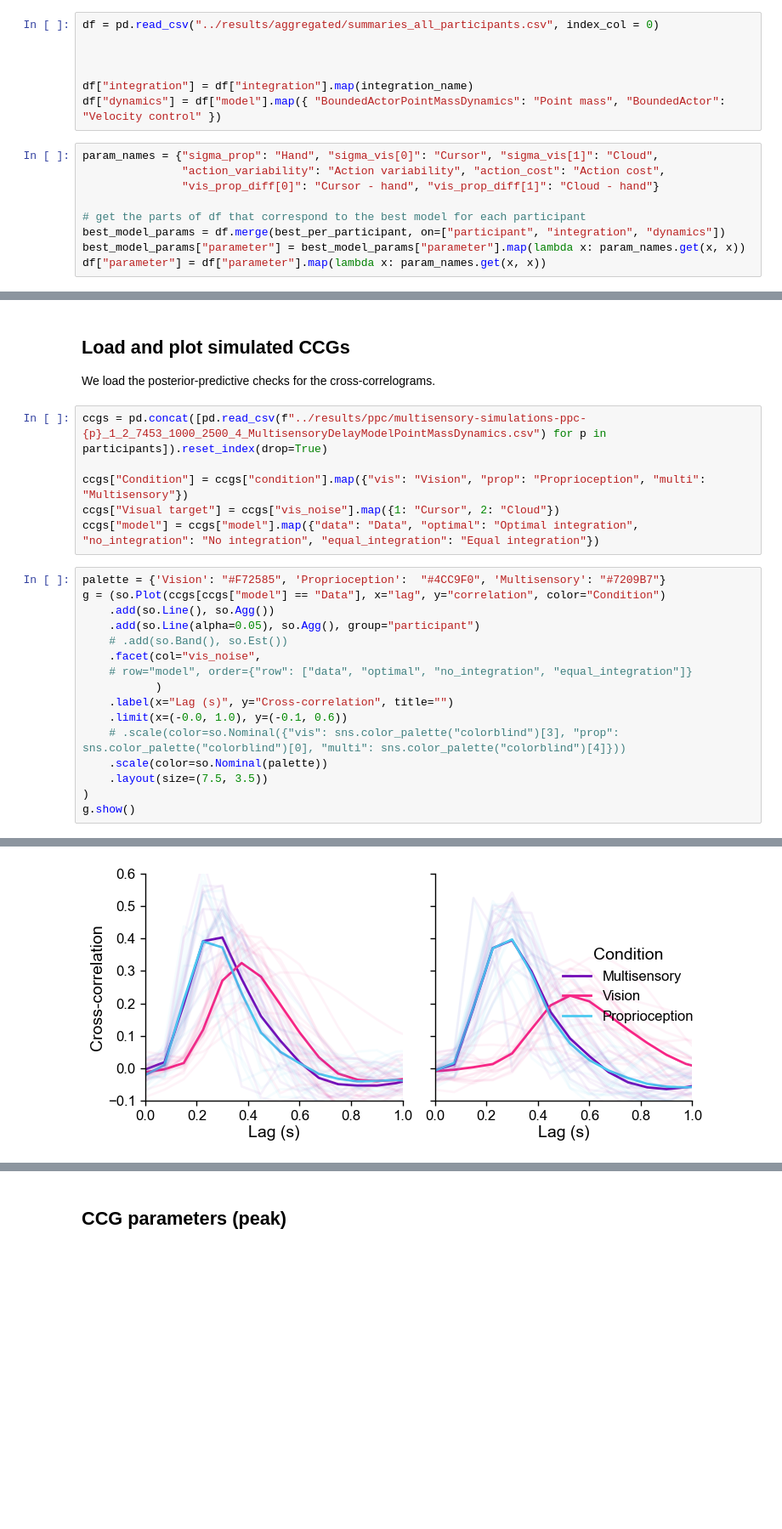
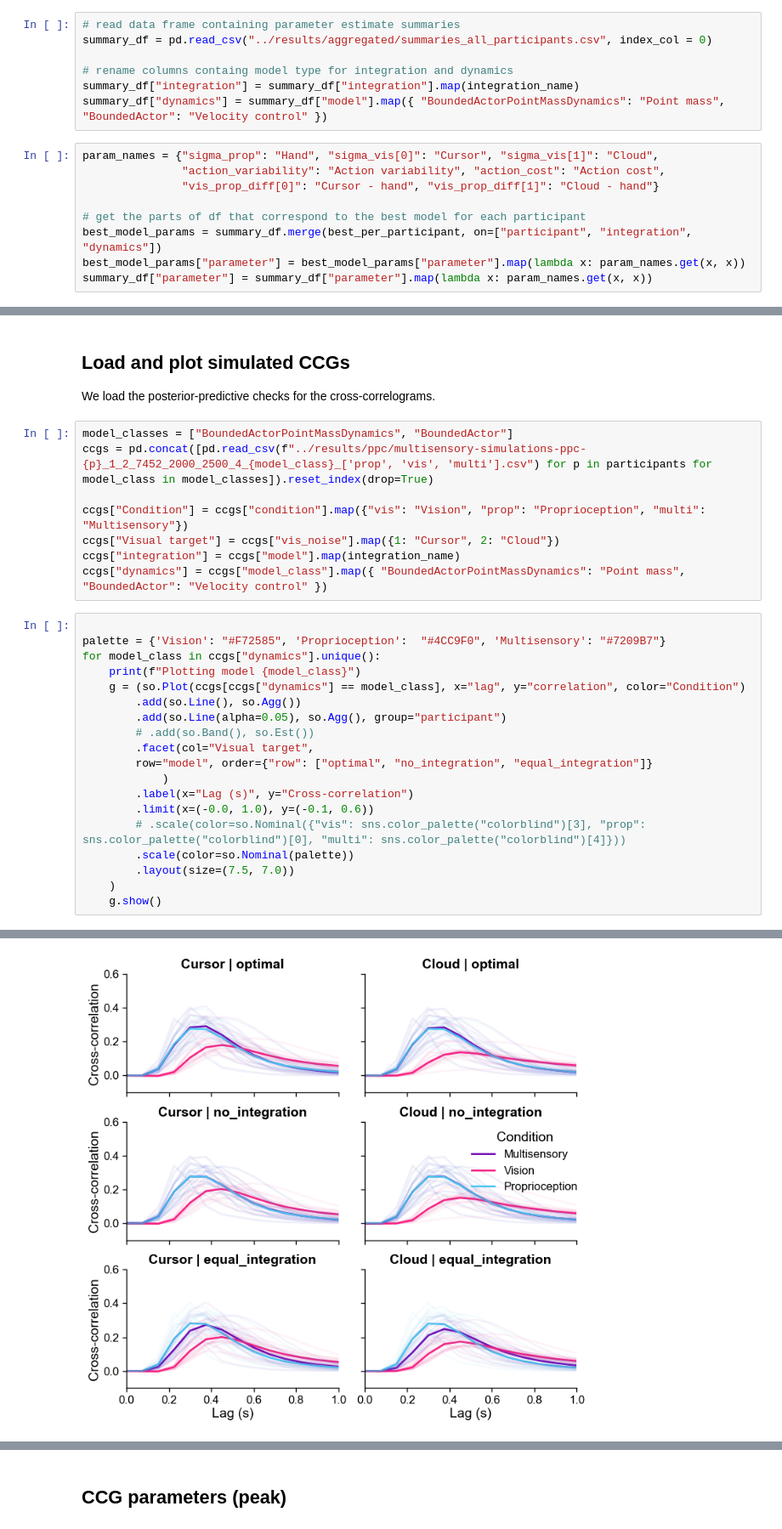
Before and after one commit to dominikstrb/cpp-proprioception, a Jupyter notebook: notebooks/MultisensoryModelResults.ipynb, the cells around one changed output, grey strips where cells are left out. Shown at 85% size. Cells and saved outputs as stored; diff of their text form; blank space fills up the shorter version.

Commit message:
Update result summary notebook

```diff
--- a/notebooks/MultisensoryModelResults.ipynb
+++ b/notebooks/MultisensoryModelResults.ipynb
@@ -136,18 +140,18 @@ g
 # %% [markdown]
 ## Parameter estimates (uncertainty, cost, variability)
 # %%
-df = pd.read_csv("../results/aggregated/summaries_all_participants.csv", index_col = 0)
+# read data frame containing parameter estimate summaries
+summary_df = pd.read_csv("../results/aggregated/summaries_all_participants.csv", index_col = 0)
 
-
-
-df["integration"] = df["integration"].map(integration_name)
-df["dynamics"] = df["model"].map({ "BoundedActorPointMassDynamics": "Point mass", "BoundedActor": "Velocity control" })
+# rename columns containg model type for integration and dynamics
+summary_df["integration"] = summary_df["integration"].map(integration_name)
+summary_df["dynamics"] = summary_df["model"].map({ "BoundedActorPointMassDynamics": "Point mass", "BoundedActor": "Velocity control" })
 # %%
 param_names = {"sigma_prop": "Hand", "sigma_vis[0]": "Cursor", "sigma_vis[1]": "Cloud",
                "action_variability": "Action variability", "action_cost": "Action cost",
                "vis_prop_diff[0]": "Cursor - hand", "vis_prop_diff[1]": "Cloud - hand"}
 
 # get the parts of df that correspond to the best model for each participant
-best_model_params = df.merge(best_per_participant, on=["participant", "integration", "dynamics"])
+best_model_params = summary_df.merge(best_per_participant, on=["participant", "integration", "dynamics"])
 best_model_params["parameter"] = best_model_params["parameter"].map(lambda x: param_names.get(x, x))
-df["parameter"] = df["parameter"].map(lambda x: param_names.get(x, x))
+summary_df["parameter"] = summary_df["parameter"].map(lambda x: param_names.get(x, x))
@@ -228,25 +257,30 @@ Plotting trajectories for participant
 
 We load the posterior-predictive checks for the cross-correlograms.
 # %%
-ccgs = pd.concat([pd.read_csv(f"../results/ppc/multisensory-simulations-ppc-{p}_1_2_7453_1000_2500_4_MultisensoryDelayModelPointMassDynamics.csv") for p in participants]).reset_index(drop=True)
+model_classes = ["BoundedActorPointMassDynamics", "BoundedActor"]
+ccgs = pd.concat([pd.read_csv(f"../results/ppc/multisensory-simulations-ppc-{p}_1_2_7452_2000_2500_4_{model_class}_['prop', 'vis', 'multi'].csv") for p in participants for model_class in model_classes]).reset_index(drop=True)
 
 ccgs["Condition"] = ccgs["condition"].map({"vis": "Vision", "prop": "Proprioception", "multi": "Multisensory"})
 ccgs["Visual target"] = ccgs["vis_noise"].map({1: "Cursor", 2: "Cloud"})
-ccgs["model"] = ccgs["model"].map({"data": "Data", "optimal": "Optimal integration", "no_integration": "No integration", "equal_integration": "Equal integration"})
+ccgs["integration"] = ccgs["model"].map(integration_name)
+ccgs["dynamics"] = ccgs["model_class"].map({ "BoundedActorPointMassDynamics": "Point mass", "BoundedActor": "Velocity control" })
 # %%
+
 palette = {'Vision': "#F72585", 'Proprioception':  "#4CC9F0", 'Multisensory': "#7209B7"}
-g = (so.Plot(ccgs[ccgs["model"] == "Data"], x="lag", y="correlation", color="Condition")
-    .add(so.Line(), so.Agg())
-    .add(so.Line(alpha=0.05), so.Agg(), group="participant")
-    # .add(so.Band(), so.Est())
-    .facet(col="vis_noise",
-    # row="model", order={"row": ["data", "optimal", "no_integration", "equal_integration"]}
-           )
-    .label(x="Lag (s)", y="Cross-correlation", title="")
-    .limit(x=(-0.0, 1.0), y=(-0.1, 0.6))
-    # .scale(color=so.Nominal({"vis": sns.color_palette("colorblind")[3], "prop": sns.color_palette("colorblind")[0], "multi": sns.color_palette("colorblind")[4]}))
-    .scale(color=so.Nominal(palette))
-    .layout(size=(7.5, 3.5))
-)
-g.show()
+for model_class in ccgs["dynamics"].unique():
+    print(f"Plotting model {model_class}")
+    g = (so.Plot(ccgs[ccgs["dynamics"] == model_class], x="lag", y="correlation", color="Condition")
+        .add(so.Line(), so.Agg())
+        .add(so.Line(alpha=0.05), so.Agg(), group="participant")
+        # .add(so.Band(), so.Est())
+        .facet(col="Visual target",
+        row="model", order={"row": ["optimal", "no_integration", "equal_integration"]}
+            )
+        .label(x="Lag (s)", y="Cross-correlation")
+        .limit(x=(-0.0, 1.0), y=(-0.1, 0.6))
+        # .scale(color=so.Nominal({"vis": sns.color_palette("colorblind")[3], "prop": sns.color_palette("colorblind")[0], "multi": sns.color_palette("colorblind")[4]}))
+        .scale(color=so.Nominal(palette))
+        .layout(size=(7.5, 7.0))
+    )
+    g.show()
 # %% [output]
@@ -253 +288 @@ g.show()
-[figure, old version]
+[figure, new version]
```
Also changed, not shown: parts of 23 cells of this notebook, 1 other file.
